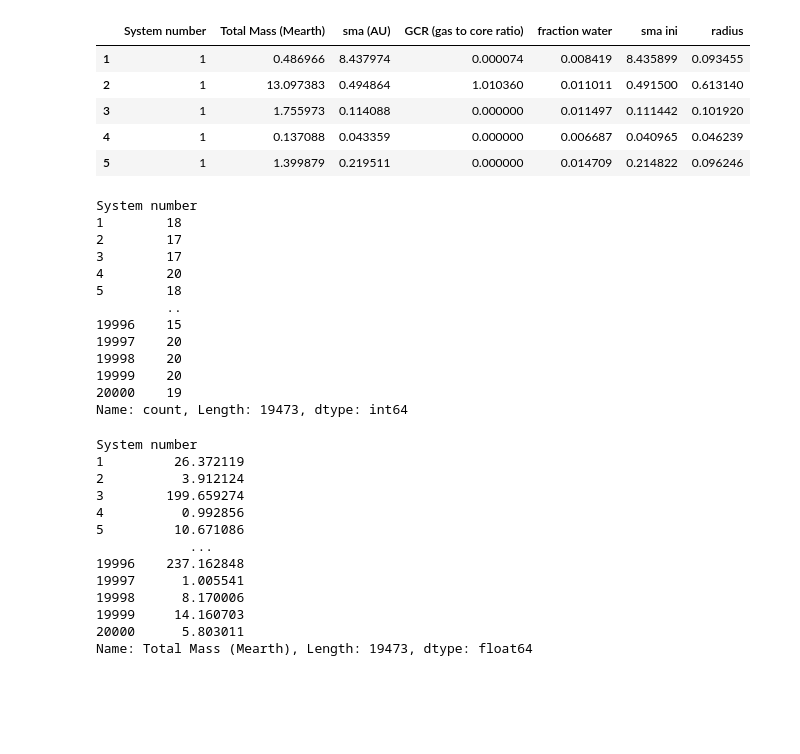
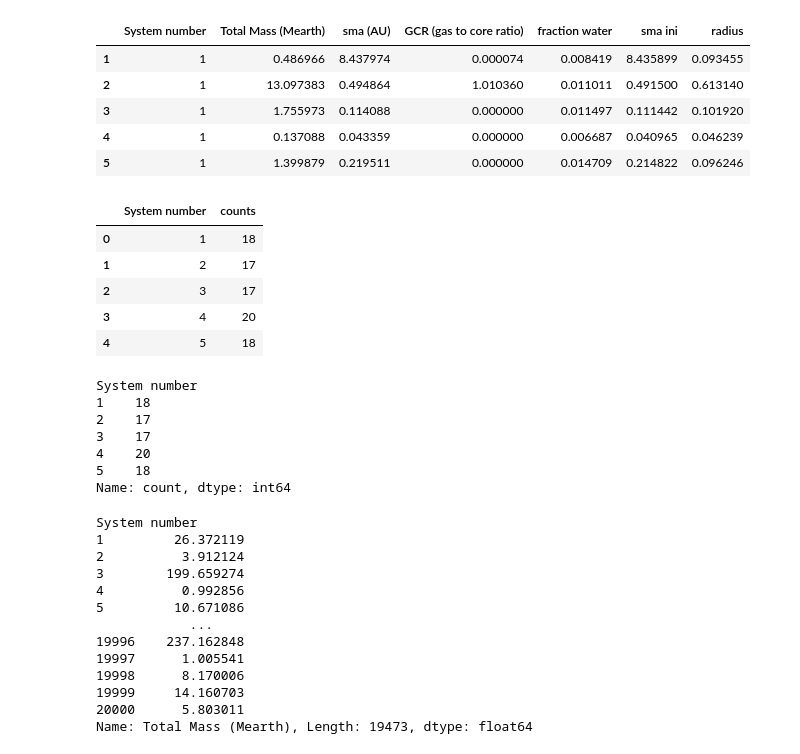
Before and after one commit to yannholzer/pai_costum_project, a Jupyter notebook: draft.ipynb, the cells around one changed output. Saved outputs shown, nothing was run; the diff lists cells and outputs as text; code cells hidden in the pictures; blank space fills up the shorter version.

```diff
--- a/draft.ipynb
+++ b/draft.ipynb
@@ -122,23 +176,46 @@ dataframe_planets_propriety.head()
 | 3 | 1 | 1.755973 | 0.114088 | 0.000000 | 0.011497 | 0.111442 | 0.101920 |
 | 4 | 1 | 0.137088 | 0.043359 | 0.000000 | 0.006687 | 0.040965 | 0.046239 |
 | 5 | 1 | 1.399879 | 0.219511 | 0.000000 | 0.014709 | 0.214822 | 0.096246 |
+# %%
+def get_planet_counts(df:pd.DataFrame) -> pd.DataFrame:
+    """Return the number of planets in each system.
+
+    Parameters
+    ----------
+    df : pd.DataFrame
+        the planets dataframe
+
+    Returns
+    -------
+    pd.DataFrame
+        return the number of planets in each system.
+    """
+
+    planet_counts = df.groupby("System number").size().reset_index(name="counts")
+
+    return planet_counts
+
+
+planet_counts = get_planet_counts(dataframe_gooddata)
+planet_counts.head()
+# %% [output]
+|  | System number | counts |
+| 0 | 1 | 18 |
+| 1 | 2 | 17 |
+| 2 | 3 | 17 |
+| 3 | 4 | 20 |
+| 4 | 5 | 18 |
 # %%
 planet_counts = dataframe_planets_propriety['System number'].value_counts().sort_index()
-print(planet_counts)
+planet_counts.head()
 # %% [output]
 System number
-1        18
-2        17
-3        17
-4        20
-5        18
-         ..
-19996    15
-19997    20
-19998    20
-19999    20
-20000    19
-Name: count, Length: 19473, dtype: int64
+1    18
+2    17
+3    17
+4    20
+5    18
+Name: count, dtype: int64
 # %%
 total_mass_sum = dataframe_planets_propriety.groupby('System number')['Total Mass (Mearth)'].sum()
 print(total_mass_sum)
```
Also changed, not shown: parts of 18 cells of this notebook, 5 other files.
